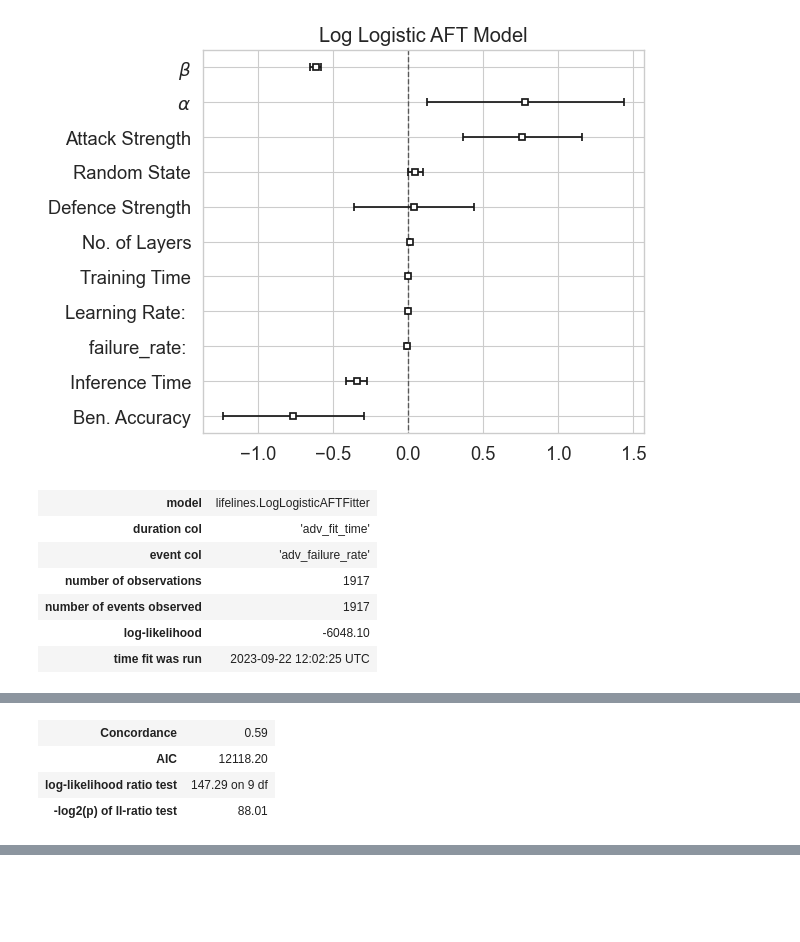
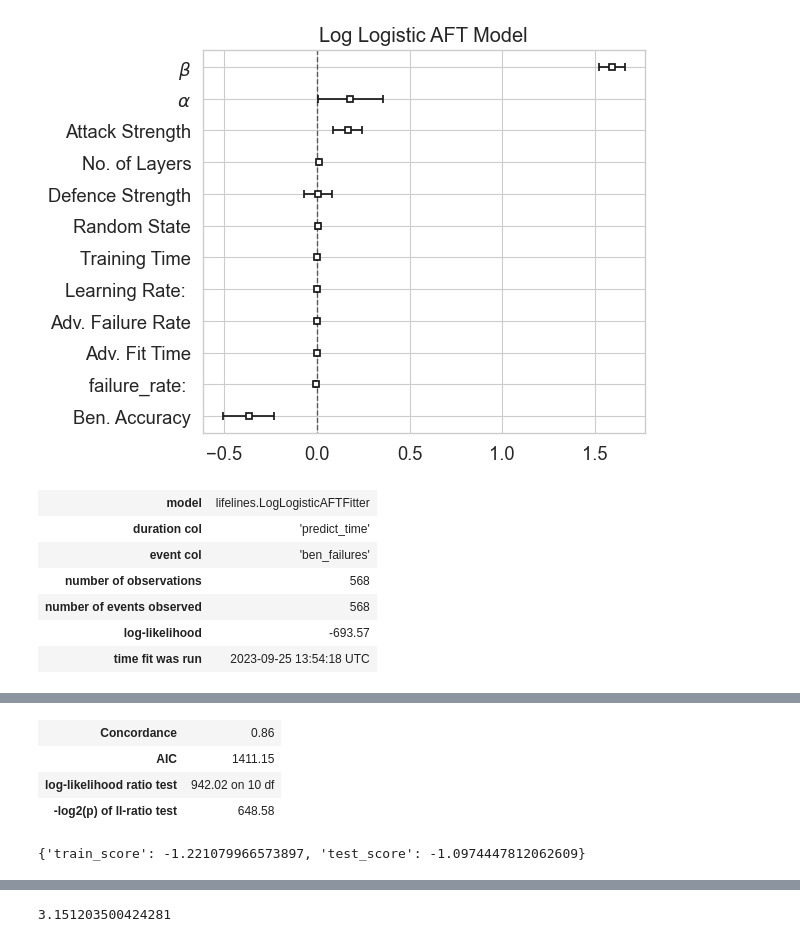
Before and after one commit to simplymathematics/deckard, a Jupyter notebook: examples/pytorch/weibull.ipynb, the cells around one changed output, grey strips where cells are left out. Drawn from its saved outputs; the diff is of its cells as text; code cells hidden in the pictures; blank space fills up the shorter version.

```diff
--- a/examples/pytorch/weibull.ipynb
+++ b/examples/pytorch/weibull.ipynb
@@ -169,14 +185,17 @@ kwarg_list = [
 
 
 # cleaned['accuracy'] = y
+# %%
+data.loc[:, "adv_failures"] = (1 - data.loc[:, "adv_accuracy"]) * 100
+data.loc[:, "ben_failures"] = (1 - data.loc[:, "accuracy"]) * 100
+target = "ben_failures"
+duration_col = "predict_time"
+cleaned, y, data = clean_data_for_aft(data, kwarg_list,  target=target)
+X_train, X_test, y_train, y_test = train_test_split(cleaned, y,  test_size=0.2, random_state=42)
+assert target in cleaned, f"Target {target} not in dataframe with columns {cleaned.columns}"
 # %%
-target = "failure_rate"
-cleaned, y, data = clean_data_for_aft(data, kwarg_list,  target=target)
-X_train, X_test, y_train, y_test = train_test_split(cleaned, y,  test_size=0.2, random_state=42)
-assert target in cleaned, f"Target {target} not in dataframe with columns {cleaned.columns}"
 
 # from sklearn.preprocessing import PowerTransformer
-
 # pt = PowerTransformer(method='yeo-johnson', standardize=False)
 # del X_train[target]
 # del X_test[target]
@@ -348,40 +455,54 @@ lnt.print_summary()
 # %%
+
 log_logistic_dict = {
     "Intercept: beta_": "$\\beta$",
     "Intercept: alpha_": "$\\alpha$",
     "data.sample.random_state: alpha_": "Random State",
     "def_value: alpha_": "Defence Strength",
     "atk_value: alpha_": "Attack Strength",
     "train_time: alpha_": "Training Time",
     "predict_time: alpha_": "Inference Time",
     "adv_accuracy: alpha_": "Adv. Accuracy",
     "accuracy: alpha_": "Ben. Accuracy",
     "adv_fit_time: alpha_": "Adv. Fit Time",
     "model_layers: alpha_": "No. of Layers",
     "model.art.pipeline.initialize.kwargs.optimizer.lr" : "Learning Rate",
     "adv_failure_rate: alpha_": "Adv. Failure Rate",
     "alpha_" : "",
 
 }
 
 log_logistic_graph, llt = plot_aft(
     X_train,
     "log_logistic_aft.pdf",
     target,
-    "adv_fit_time",
+    duration_col,
     "Log Logistic AFT Model",
     "log_logistic",
     replacement_dict=log_logistic_dict,
 )
 llt.print_summary()
 llt_scores = score_model(llt, X_train, X_test)
+print(llt_scores)
+llt_partial = plot_partial_effects(
+    file = "log_logistic_partial_effects.pdf",
+    aft = llt,
+    covariate_array = "model_layers",
+    values_array = [18, 34, 50, 101, 152],
+    replacement_dict=log_logistic_dict,
+    title="Partial Effects of No. of Layers on Failure Rate for Log-Logistic AFR",
+    ylabel="Chance of Survival at time $T$ (seconds)",
+    xlabel="Time $T$ (seconds)",
+    legend_kwargs={"title" : "No. of Layers", "labels" : ["18", "34", "50", "101", "152"]},
+
+)
 # %% [output]
-[figure, old version]
+[figure, new version]
 | model | lifelines.LogLogisticAFTFitter |
-| duration col | 'adv_fit_time' |
-| event col | 'adv_failure_rate' |
-| number of observations | 1917 |
-| number of events observed | 1917 |
-| log-likelihood | -6048.10 |
-| time fit was run | 2023-09-22 12:02:25 UTC |
+| duration col | 'predict_time' |
+| event col | 'ben_failures' |
+| number of observations | 568 |
+| number of events observed | 568 |
+| log-likelihood | -693.57 |
+| time fit was run | 2023-09-25 13:54:18 UTC |
 |  |  | coef | exp(coef) | se(coef) | coef lower 95% | coef upper 95% | exp(coef) lower 95% | ... |
@@ -399,4 +521,5 @@ llt_scores = score_model(llt, X_train, X_test)
-| Concordance | 0.59 |
-| AIC | 12118.20 |
-| log-likelihood ratio test | 147.29 on 9 df |
-| -log2(p) of ll-ratio test | 88.01 |
+| Concordance | 0.86 |
+| AIC | 1411.15 |
+| log-likelihood ratio test | 942.02 on 10 df |
+| -log2(p) of ll-ratio test | 648.58 |
+{'train_score': -1.221079966573897, 'test_score': -1.0974447812062609}
@@ -403,3 +527,7 @@ llt_scores = score_model(llt, X_train, X_test)
+# %%
+np.mean(llt.predict_median(X_train))
+# %% [output]
+3.151203500424281
 # %%
 aft_dict = {
     "Weibull": wft,
```
Also changed, not shown: parts of 10 cells of this notebook, 4 other files.
